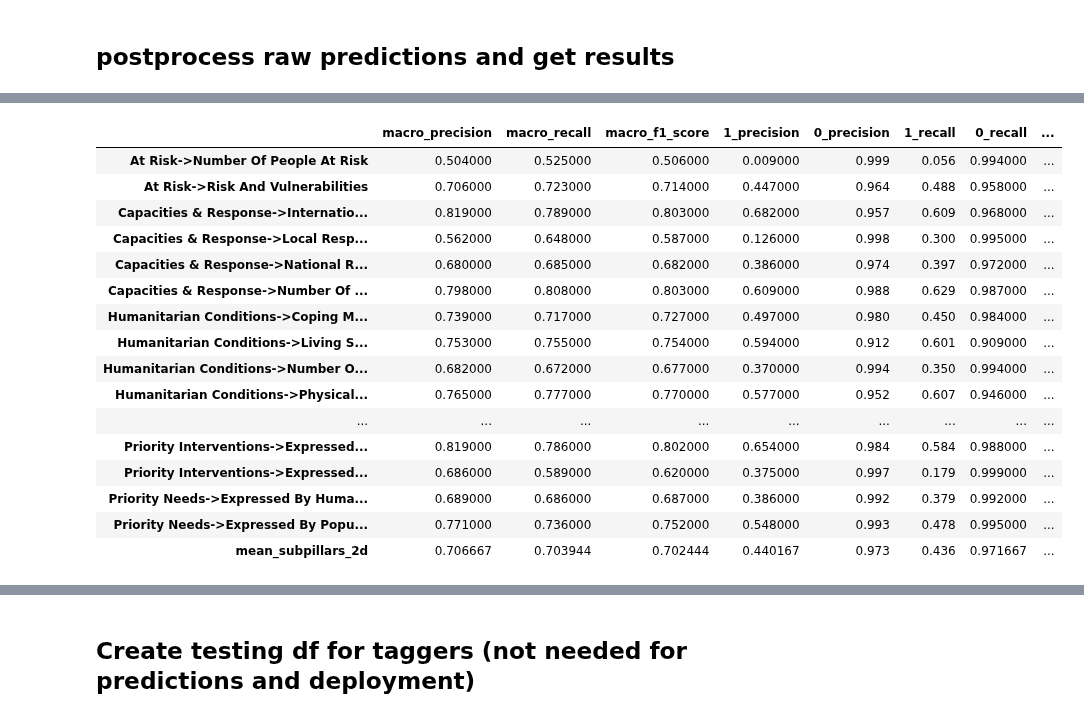
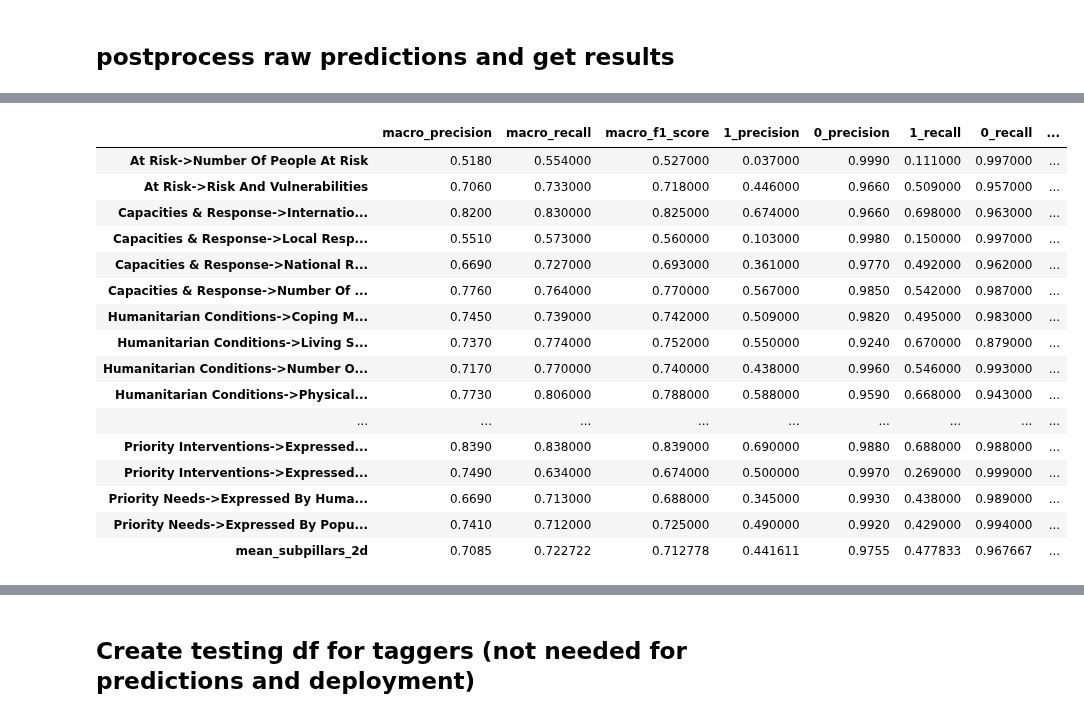
Before and after one commit to the-deep/deep-experiments, a Jupyter notebook: notebooks/models/selim/test_predictions/get_results.ipynb, the cells around one changed output, grey strips where cells are left out. Cells and saved outputs as stored; diff of their text form; code cells hidden in the pictures.

Commit message:
noto to get raw results and generate vizu

```diff
--- a/notebooks/models/selim/test_predictions/get_results.ipynb
+++ b/notebooks/models/selim/test_predictions/get_results.ipynb
@@ -78,8 +70,6 @@ def get_predictions_all(ratio_proba_threshold,
     predictions = {column:[] for column in output_columns }
     for entry_nb in range (nb_entries):
         returns_sectors = ratio_proba_threshold['sectors'][entry_nb]
-        preds_sectors = get_preds_entry (returns_sectors, False, ratio_nb)
-        predictions['sectors'].append(preds_sectors)
 
         returns_subpillars = ratio_proba_threshold['subpillars'][entry_nb]
 
@@ -91,11 +81,19 @@ def get_predictions_all(ratio_proba_threshold,
            key: value for key, value in returns_subpillars.items() if\
                 key.split('->')[0] in pillars_1d
         }
-        if len(preds_sectors)==0:
+
+        ratios_sectors_subpillars_2d =\
+            list(returns_sectors.values()) + list(subpillars_2d_tags.values())
+
+        if np.any([item >= ratio_nb for item in ratios_sectors_subpillars_2d]):
+            preds_2d = get_preds_entry (subpillars_2d_tags, True, ratio_nb)
+            preds_sectors = get_preds_entry (returns_sectors, True, ratio_nb)
+
+        else:
             preds_2d = []
-        else:
-            preds_2d = get_preds_entry (subpillars_2d_tags, True, ratio_nb)
+            preds_sectors = []
 
+        predictions['sectors'].append(preds_sectors)
         predictions['subpillars_2d'].append(preds_2d)
 
         preds_1d = get_preds_entry (subpillars_1d_tags, False, ratio_nb)
@@ -104,15 +102,11 @@ def get_predictions_all(ratio_proba_threshold,
         returns_sec_tags = ratio_proba_threshold['secondary_tags'][entry_nb]
         preds_entry = get_preds_entry (returns_sec_tags, False, ratio_nb)
 
-        preds_gender = [
-            item.split('->')[1] for item in preds_entry if item.split('->')[0]=='gender_kw_pred'
-        ]
-        predictions['gender_kw_pred'].append(preds_gender)
-
-        preds_age = [
-            item.split('->')[1] for item in preds_entry if item.split('->')[0]=='age_kw_pred'
-        ]
-        predictions['age_kw_pred'].append(preds_age)
+        for secondary_tag in ['age', 'gender', 'affected_groups', 'specific_needs_groups']:
+            preds_sec_tag = [
+                item.split('->')[1] for item in preds_entry if item.split('->')[0]==secondary_tag
+            ]
+            predictions[secondary_tag].append(preds_sec_tag)
 
         severity_tags = {
            key: value for key, value in returns_sec_tags.items() if\
@@ -145,3 +139,6 @@ def get_preds_entry (preds_column, return_at_least_one=True, ratio_nb=1, return_
                     if preds_column[sub_tag]==max(list(preds_column.values()))
             ]
     return preds_entry
+# %%
+pickle_file = open("logs/deployment_model_v2.pickle", "rb") ##NAME OF PICKLE FILE
+doc = pickle.load(pickle_file)
@@ -148,15 +150,9 @@ def get_preds_entry (preds_column, return_at_least_one=True, ratio_nb=1, return_
 # %%
-pickle_file = open("logged_values_all_models.pickle", "rb") ##NAME OF PICKLE FILE
-doc = pickle.load(pickle_file)
-
 n_preds = len(doc['preds']['subpillars'])
-
-subpillars_2d_tags = list(set(flatten(test_df.subpillars_2d)))
-subpillars_1d_tags = list(set(flatten(test_df.subpillars_1d)))
 
 final_preds = get_predictions_all(
     doc['preds'],
-    ['sectors', 'subpillars_2d', 'subpillars_1d', 'gender_kw_pred', 'age_kw_pred', 'severity'],
+    ['sectors', 'subpillars_2d', 'subpillars_1d', 'gender', 'age', 'severity', 'specific_needs_groups', 'affected_groups'],
     pillars_2d=pillars_2d_tags,
     pillars_1d=pillars_1d_tags,
     nb_entries=n_preds,
@@ -212,26 +206,26 @@ df_results_raw
 # %%
-results_subpillars_2d = assess_performance (
+results_subpillars_2d_original = assess_performance (
     final_preds['subpillars_2d'],
     test_df['subpillars_2d'].tolist(),
     sorted(list(set(flatten(test_df['subpillars_2d'])))),
     'subpillars_2d'
     )
-results_subpillars_2d
+results_subpillars_2d_original#[['1_precision', '1_recall', '1_f1_score']]
 # %% [output]
 |  | macro_precision | macro_recall | macro_f1_score | 1_precision | 0_precision | 1_recall | 0_recall | ... |
-| At Risk->Number Of People At Risk | 0.504000 | 0.525000 | 0.506000 | 0.009000 | 0.999 | 0.056 | 0.994000 | ... |
-| At Risk->Risk And Vulnerabilities | 0.706000 | 0.723000 | 0.714000 | 0.447000 | 0.964 | 0.488 | 0.958000 | ... |
-| Capacities & Response->Internatio... | 0.819000 | 0.789000 | 0.803000 | 0.682000 | 0.957 | 0.609 | 0.968000 | ... |
-| Capacities & Response->Local Resp... | 0.562000 | 0.648000 | 0.587000 | 0.126000 | 0.998 | 0.300 | 0.995000 | ... |
-| Capacities & Response->National R... | 0.680000 | 0.685000 | 0.682000 | 0.386000 | 0.974 | 0.397 | 0.972000 | ... |
-| Capacities & Response->Number Of ... | 0.798000 | 0.808000 | 0.803000 | 0.609000 | 0.988 | 0.629 | 0.987000 | ... |
-| Humanitarian Conditions->Coping M... | 0.739000 | 0.717000 | 0.727000 | 0.497000 | 0.980 | 0.450 | 0.984000 | ... |
-| Humanitarian Conditions->Living S... | 0.753000 | 0.755000 | 0.754000 | 0.594000 | 0.912 | 0.601 | 0.909000 | ... |
-| Humanitarian Conditions->Number O... | 0.682000 | 0.672000 | 0.677000 | 0.370000 | 0.994 | 0.350 | 0.994000 | ... |
-| Humanitarian Conditions->Physical... | 0.765000 | 0.777000 | 0.770000 | 0.577000 | 0.952 | 0.607 | 0.946000 | ... |
+| At Risk->Number Of People At Risk | 0.5180 | 0.554000 | 0.527000 | 0.037000 | 0.9990 | 0.111000 | 0.997000 | ... |
+| At Risk->Risk And Vulnerabilities | 0.7060 | 0.733000 | 0.718000 | 0.446000 | 0.9660 | 0.509000 | 0.957000 | ... |
+| Capacities & Response->Internatio... | 0.8200 | 0.830000 | 0.825000 | 0.674000 | 0.9660 | 0.698000 | 0.963000 | ... |
+| Capacities & Response->Local Resp... | 0.5510 | 0.573000 | 0.560000 | 0.103000 | 0.9980 | 0.150000 | 0.997000 | ... |
+| Capacities & Response->National R... | 0.6690 | 0.727000 | 0.693000 | 0.361000 | 0.9770 | 0.492000 | 0.962000 | ... |
+| Capacities & Response->Number Of ... | 0.7760 | 0.764000 | 0.770000 | 0.567000 | 0.9850 | 0.542000 | 0.987000 | ... |
+| Humanitarian Conditions->Coping M... | 0.7450 | 0.739000 | 0.742000 | 0.509000 | 0.9820 | 0.495000 | 0.983000 | ... |
+| Humanitarian Conditions->Living S... | 0.7370 | 0.774000 | 0.752000 | 0.550000 | 0.9240 | 0.670000 | 0.879000 | ... |
+| Humanitarian Conditions->Number O... | 0.7170 | 0.770000 | 0.740000 | 0.438000 | 0.9960 | 0.546000 | 0.993000 | ... |
+| Humanitarian Conditions->Physical... | 0.7730 | 0.806000 | 0.788000 | 0.588000 | 0.9590 | 0.668000 | 0.943000 | ... |
 | ... | ... | ... | ... | ... | ... | ... | ... | ... |
-| Priority Interventions->Expressed... | 0.819000 | 0.786000 | 0.802000 | 0.654000 | 0.984 | 0.584 | 0.988000 | ... |
-| Priority Interventions->Expressed... | 0.686000 | 0.589000 | 0.620000 | 0.375000 | 0.997 | 0.179 | 0.999000 | ... |
-| Priority Needs->Expressed By Huma... | 0.689000 | 0.686000 | 0.687000 | 0.386000 | 0.992 | 0.379 | 0.992000 | ... |
-| Priority Needs->Expressed By Popu... | 0.771000 | 0.736000 | 0.752000 | 0.548000 | 0.993 | 0.478 | 0.995000 | ... |
-| mean_subpillars_2d | 0.706667 | 0.703944 | 0.702444 | 0.440167 | 0.973 | 0.436 | 0.971667 | ... |
+| Priority Interventions->Expressed... | 0.8390 | 0.838000 | 0.839000 | 0.690000 | 0.9880 | 0.688000 | 0.988000 | ... |
+| Priority Interventions->Expressed... | 0.7490 | 0.634000 | 0.674000 | 0.500000 | 0.9970 | 0.269000 | 0.999000 | ... |
+| Priority Needs->Expressed By Huma... | 0.6690 | 0.713000 | 0.688000 | 0.345000 | 0.9930 | 0.438000 | 0.989000 | ... |
+| Priority Needs->Expressed By Popu... | 0.7410 | 0.712000 | 0.725000 | 0.490000 | 0.9920 | 0.429000 | 0.994000 | ... |
+| mean_subpillars_2d | 0.7085 | 0.722722 | 0.712778 | 0.441611 | 0.9755 | 0.477833 | 0.967667 | ... |
```
Also changed, not shown: parts of 19 cells of this notebook.
